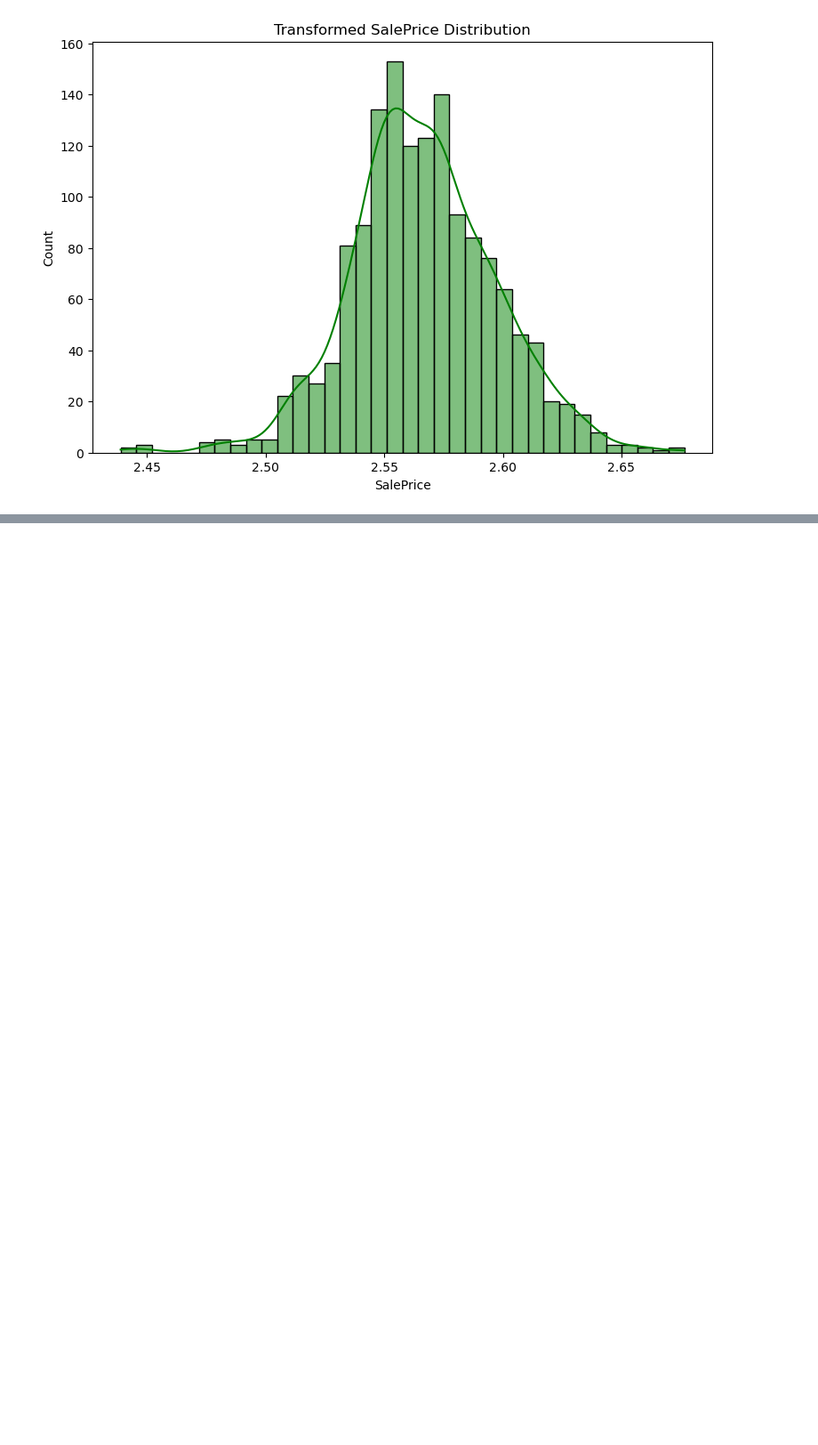
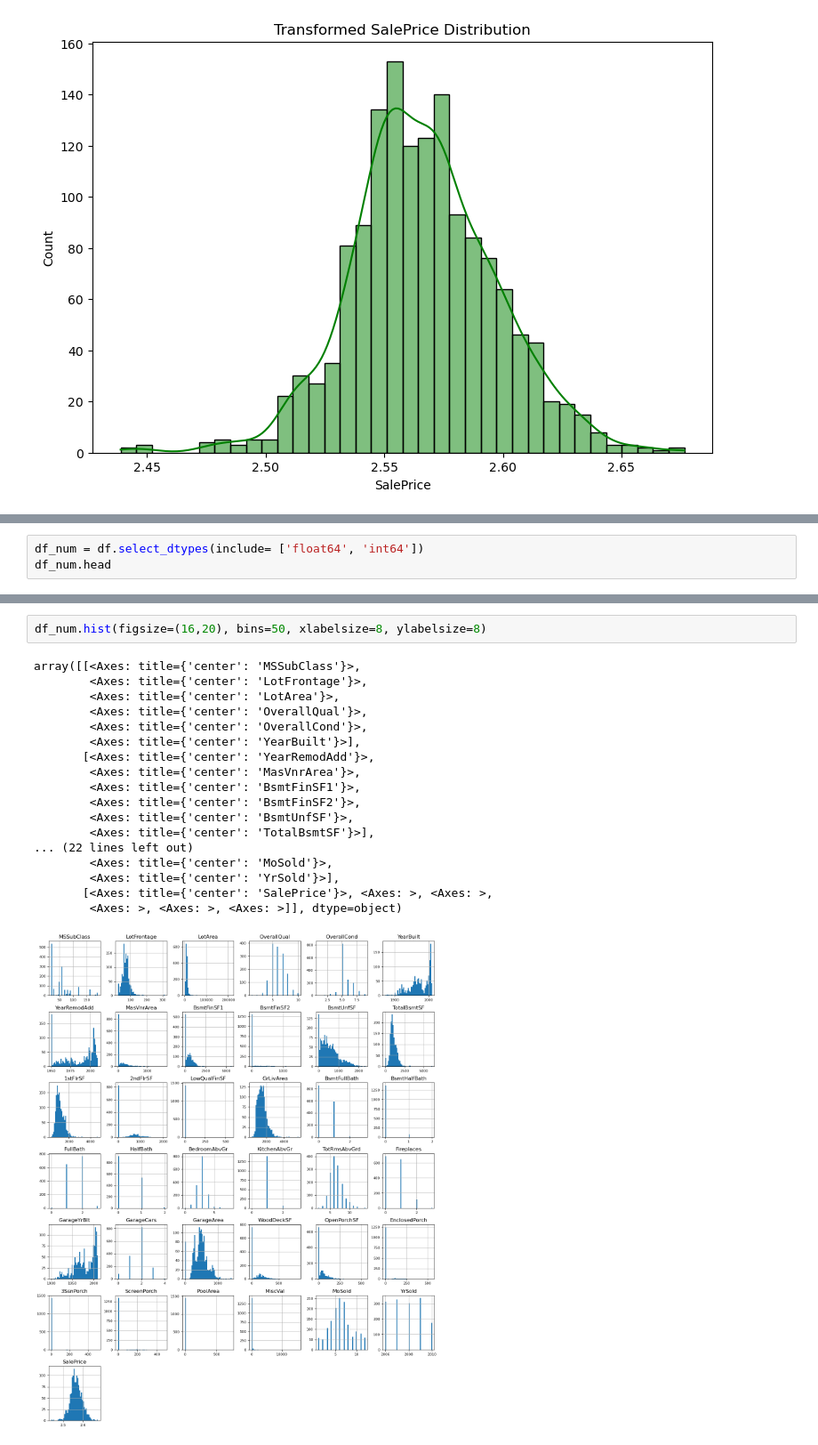
Before and after one commit to flormartinaus/EDA-using-Python, a Jupyter notebook: coding.ipynb, the cells around one changed output, grey strips where cells are left out. Shown: that part at 89% size. Saved outputs shown, nothing was run; the diff lists cells and outputs as text; blank space fills up the shorter version.

```diff
--- a/coding.ipynb
+++ b/coding.ipynb
@@ -89,0 +96,3 @@ plt.show()
+# %%
+df_num = df.select_dtypes(include= ['float64', 'int64'])
+df_num.head
@@ -89,0 +117,21 @@ plt.show()
+# %%
+df_num.hist(figsize=(16,20), bins=50, xlabelsize=8, ylabelsize=8)
+# %% [output]
+array([[<Axes: title={'center': 'MSSubClass'}>,
+        <Axes: title={'center': 'LotFrontage'}>,
+        <Axes: title={'center': 'LotArea'}>,
+        <Axes: title={'center': 'OverallQual'}>,
+        <Axes: title={'center': 'OverallCond'}>,
+        <Axes: title={'center': 'YearBuilt'}>],
+       [<Axes: title={'center': 'YearRemodAdd'}>,
+        <Axes: title={'center': 'MasVnrArea'}>,
+        <Axes: title={'center': 'BsmtFinSF1'}>,
+        <Axes: title={'center': 'BsmtFinSF2'}>,
+        <Axes: title={'center': 'BsmtUnfSF'}>,
+        <Axes: title={'center': 'TotalBsmtSF'}>],
+... (22 lines left out)
+        <Axes: title={'center': 'MoSold'}>,
+        <Axes: title={'center': 'YrSold'}>],
+       [<Axes: title={'center': 'SalePrice'}>, <Axes: >, <Axes: >,
+        <Axes: >, <Axes: >, <Axes: >]], dtype=object)
+[figure, added]
```
Also changed, not shown: parts of 5 cells of this notebook.
